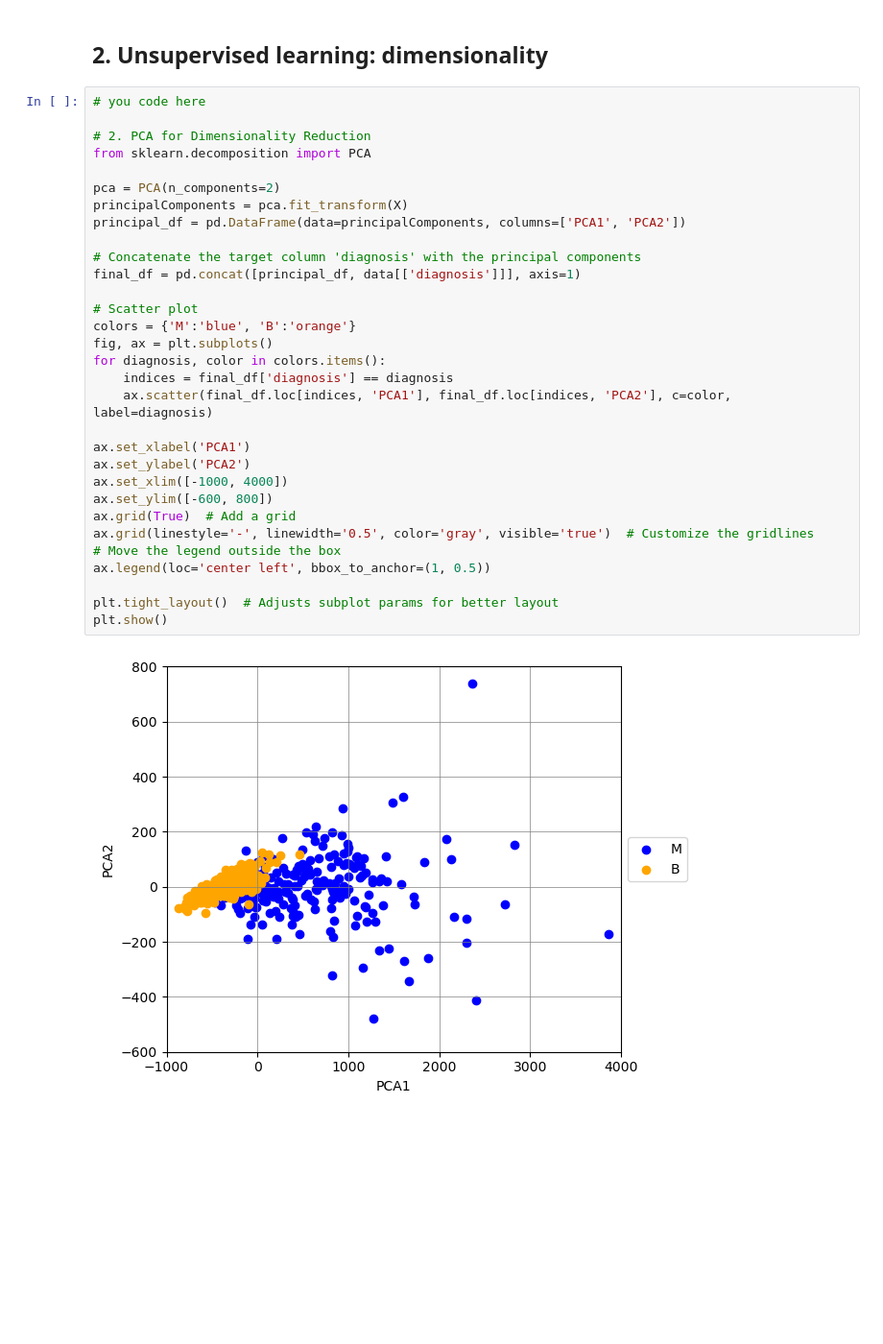
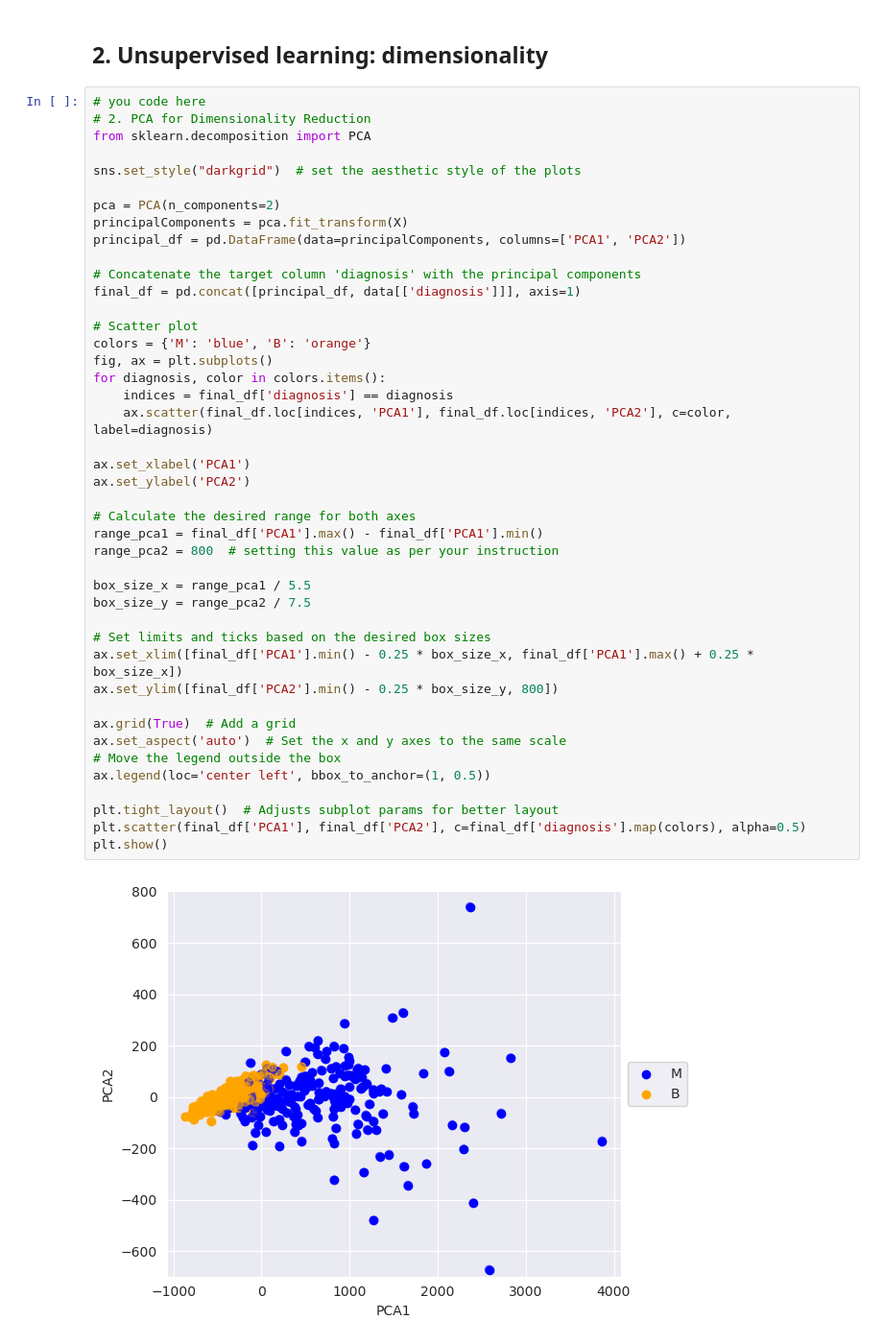
Before and after one commit to William0Friend/machine-learning, a Jupyter notebook: Lab2/Lab2.ipynb, the cells around one changed output. Shown: that part at 96% size. Saved outputs shown, nothing was run; the diff lists cells and outputs as text; blank space fills up the shorter version.

```diff
--- a/Lab2/Lab2.ipynb
+++ b/Lab2/Lab2.ipynb
@@ -90,34 +61,46 @@ Prediction Accuracy: 0.93
 ## 2. Unsupervised learning: dimensionality
 # %%
 # you code here
-
 # 2. PCA for Dimensionality Reduction
 from sklearn.decomposition import PCA
+
+sns.set_style("darkgrid")  # set the aesthetic style of the plots
 
 pca = PCA(n_components=2)
 principalComponents = pca.fit_transform(X)
 principal_df = pd.DataFrame(data=principalComponents, columns=['PCA1', 'PCA2'])
 
 # Concatenate the target column 'diagnosis' with the principal components
 final_df = pd.concat([principal_df, data[['diagnosis']]], axis=1)
 
 # Scatter plot
-colors = {'M':'blue', 'B':'orange'}
+colors = {'M': 'blue', 'B': 'orange'}
 fig, ax = plt.subplots()
 for diagnosis, color in colors.items():
     indices = final_df['diagnosis'] == diagnosis
     ax.scatter(final_df.loc[indices, 'PCA1'], final_df.loc[indices, 'PCA2'], c=color, label=diagnosis)
 
 ax.set_xlabel('PCA1')
 ax.set_ylabel('PCA2')
-ax.set_xlim([-1000, 4000])
-ax.set_ylim([-600, 800])
+
+# Calculate the desired range for both axes
+range_pca1 = final_df['PCA1'].max() - final_df['PCA1'].min()
+range_pca2 = 800  # setting this value as per your instruction
+
+box_size_x = range_pca1 / 5.5
+box_size_y = range_pca2 / 7.5
+
+# Set limits and ticks based on the desired box sizes
+ax.set_xlim([final_df['PCA1'].min() - 0.25 * box_size_x, final_df['PCA1'].max() + 0.25 * box_size_x])
+ax.set_ylim([final_df['PCA2'].min() - 0.25 * box_size_y, 800])
+
 ax.grid(True)  # Add a grid
-ax.grid(linestyle='-', linewidth='0.5', color='gray', visible='true')  # Customize the gridlines
+ax.set_aspect('auto')  # Set the x and y axes to the same scale
 # Move the legend outside the box
 ax.legend(loc='center left', bbox_to_anchor=(1, 0.5))
 
 plt.tight_layout()  # Adjusts subplot params for better layout
+plt.scatter(final_df['PCA1'], final_df['PCA2'], c=final_df['diagnosis'].map(colors), alpha=0.5)
 plt.show()
 # %% [output]
-[figure, old version]
+[figure, new version]
```
Also changed, not shown: parts of 7 cells of this notebook, 29 other files.
